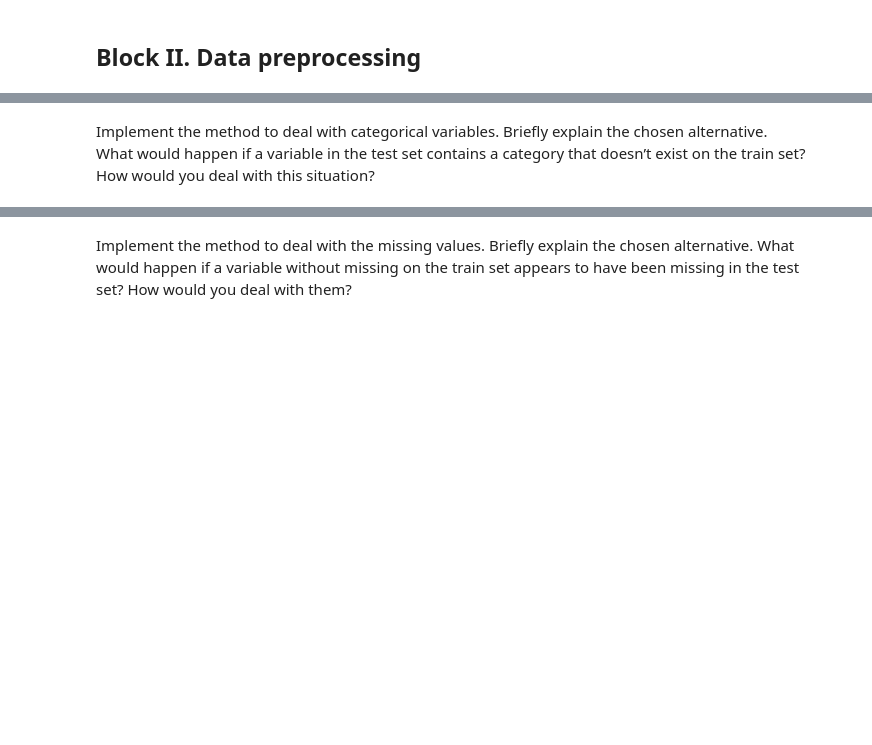
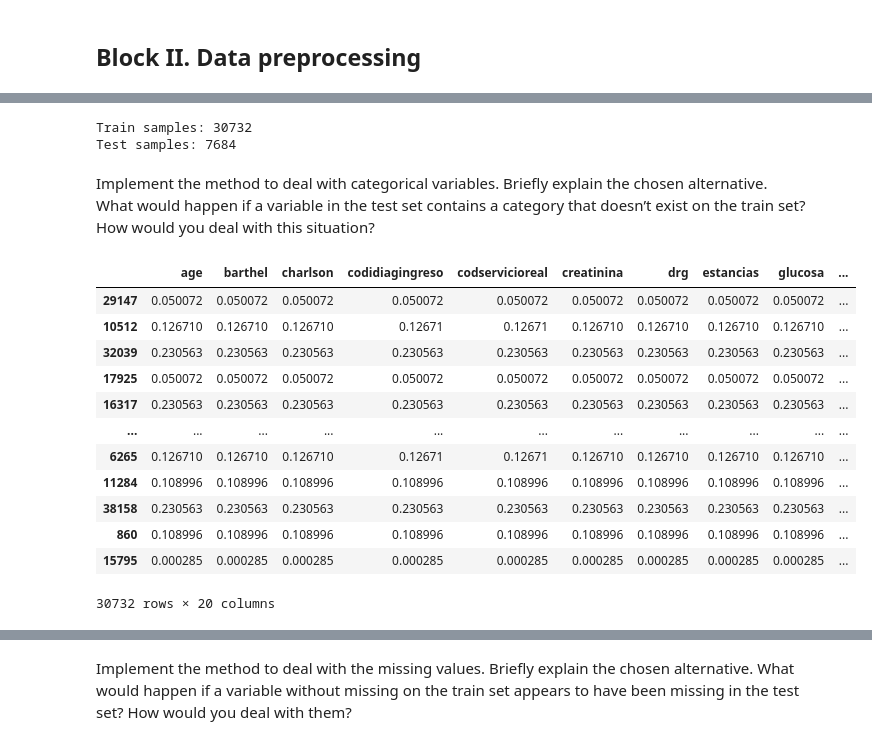
Before and after one commit to SailorGeorge/BiomedicalDataScience_LAB04, a Jupyter notebook: Lab4.ipynb, the cells around one changed output, grey strips where cells are left out. Drawn from its saved outputs; the diff is of its cells as text; code cells hidden in the pictures; blank space fills up the shorter version.

Commit message:
Categorical variable numerical evaluation

```diff
--- a/Lab4.ipynb
+++ b/Lab4.ipynb
@@ -186,4 +203,68 @@ Split the dataset in two: train (80%) and test (20%). Use a seed to allow replic
+# %%
+X = df.drop('label', axis=1)
+y = df['label']
+X_train, X_test, y_train, y_test = train_test_split(X, y, test_size=0.2, random_state=seed)
+# %%
+print(f"Train samples: {X_train.shape[0]}")
+print(f"Test samples: {X_test.shape[0]}")
+# %% [output]
+Train samples: 30732
+Test samples: 7684
 # %% [markdown]
 Implement the method to deal with categorical variables. Briefly explain the chosen alternative. What
 would happen if a variable in the test set contains a category that doesn’t exist on the train set? How
 would you deal with this situation?
+# %%
+def categorical_evaluation(dataset,alpha=0.5):
+
+    #
+    # alpha variable represents how much weight the feature "metastatic tumor"
+    # has on the categorical variable.
+    # This choice is given by the fact that features might need to be more spread out.
+    #
+    # NOTE: alpha is not an tunable hyperparameter, but might need to be suggested by a
+    # medic or someone who has knowledge in the field.
+    #
+
+
+    cv = dataset.select_dtypes(include=['object'])
+    for cat in cv.columns.tolist():
+        enum = categorical_enumeration(cat=cat,categorical_variables=cv,printing=False)
+
+        # The ranking process starts here
+
+        for i,e in enumerate(enum[:,0]):
+
+            # Increase the feature "importance rank" by a slight correlation with metastatic tumor variable
+            increase = np.sum(np.logical_and(dataset['metastatic_tumor']==1,dataset[cat]==e))
+
+            # This increase is regulate by the aforementioned alpha parameter
+            enum[i,1] += enum[i,1]*(alpha*increase)
+
+
+        enum[:,1] /= np.sum(enum[:,1]) # Represent the percentage of appearance in the given dataset (instead of the frequency)
+
+        for i,e in enumerate(enum[:,0]):
+            # print(f"{e}={enum[i,0]}\n-> New value:{enum[i,1]}")
+            dataset[dataset[cat]==e] = enum[i,1]
+
+    return dataset
+# %%
+X_train_categorical_mapped = categorical_evaluation(X_train)
+X_test_categorical_mapped = categorical_evaluation(X_test)
+# %%
+X_train_categorical_mapped
+# %% [output]
+|  | age | barthel | charlson | codidiagingreso | codservicioreal | creatinina | drg | estancias | glucosa | ... |
+| 29147 | 0.050072 | 0.050072 | 0.050072 | 0.050072 | 0.050072 | 0.050072 | 0.050072 | 0.050072 | 0.050072 | ... |
+| 10512 | 0.126710 | 0.126710 | 0.126710 | 0.12671 | 0.12671 | 0.126710 | 0.126710 | 0.126710 | 0.126710 | ... |
+| 32039 | 0.230563 | 0.230563 | 0.230563 | 0.230563 | 0.230563 | 0.230563 | 0.230563 | 0.230563 | 0.230563 | ... |
+| 17925 | 0.050072 | 0.050072 | 0.050072 | 0.050072 | 0.050072 | 0.050072 | 0.050072 | 0.050072 | 0.050072 | ... |
+| 16317 | 0.230563 | 0.230563 | 0.230563 | 0.230563 | 0.230563 | 0.230563 | 0.230563 | 0.230563 | 0.230563 | ... |
+| ... | ... | ... | ... | ... | ... | ... | ... | ... | ... | ... |
+| 6265 | 0.126710 | 0.126710 | 0.126710 | 0.12671 | 0.12671 | 0.126710 | 0.126710 | 0.126710 | 0.126710 | ... |
+| 11284 | 0.108996 | 0.108996 | 0.108996 | 0.108996 | 0.108996 | 0.108996 | 0.108996 | 0.108996 | 0.108996 | ... |
+| 38158 | 0.230563 | 0.230563 | 0.230563 | 0.230563 | 0.230563 | 0.230563 | 0.230563 | 0.230563 | 0.230563 | ... |
+| 860 | 0.108996 | 0.108996 | 0.108996 | 0.108996 | 0.108996 | 0.108996 | 0.108996 | 0.108996 | 0.108996 | ... |
+| 15795 | 0.000285 | 0.000285 | 0.000285 | 0.000285 | 0.000285 | 0.000285 | 0.000285 | 0.000285 | 0.000285 | ... |
+30732 rows × 20 columns
```
Also changed, not shown: parts of 11 cells of this notebook.
